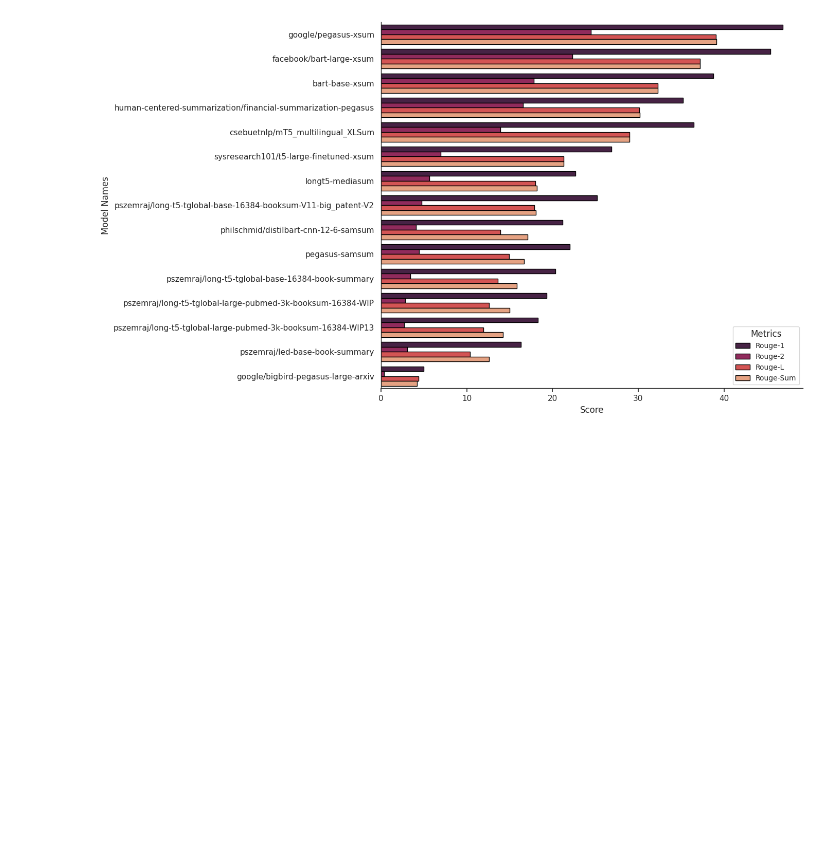
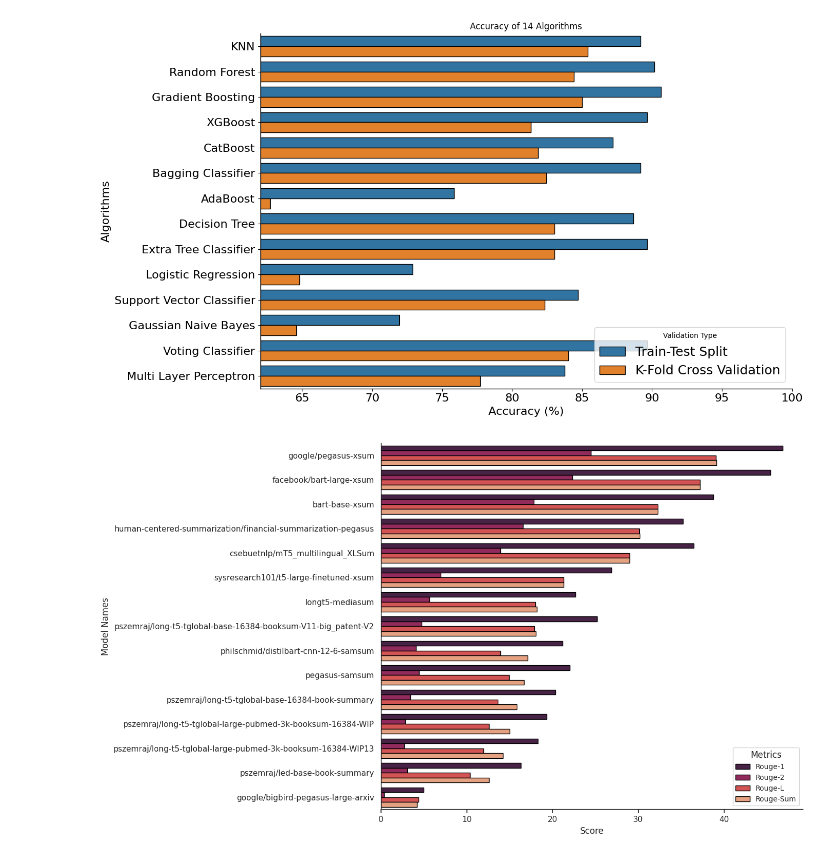
Before and after one commit to Iftekhar-mobin/depression_suicide_project, a Jupyter notebook: visualizer/chart_making.ipynb, the cells around one changed output. Cells and saved outputs as stored; diff of their text form; code cells hidden in the pictures; blank space fills up the shorter version.

```diff
--- a/visualizer/chart_making.ipynb
+++ b/visualizer/chart_making.ipynb
@@ -1,3 +42,62 @@
+# %%
+import seaborn as sns
+import matplotlib.pyplot as plt
+import pandas as pd
+
+# Creating the data frame
+data = {
+    "Serial No": list(range(1, 15)),
+    "Algorithms": [
+        "KNN", "Random Forest", "Gradient Boosting", "XGBoost", "CatBoost",
+        "Bagging Classifier", "AdaBoost", "Decision Tree", "Extra Tree Classifier",
+        "Logistic Regression", "Support Vector Classifier", "Gaussian Naive Bayes",
+        "Voting Classifier", "Multi Layer Perceptron"
+    ],
+    "Train-Test Split": [
+        89.163, 90.148, 90.640, 89.655, 87.192, 89.163, 75.862, 88.670,
+        89.655, 72.906, 84.729, 71.921, 89.655, 83.744
+    ],
+    "K-Fold Cross Validation": [
+        85.389, 84.402, 84.990, 81.345, 81.839, 82.434, 62.713, 83.023,
+        83.032, 64.793, 82.338, 64.577, 84.011, 77.708
+    ]
+}
+
+df = pd.DataFrame(data)
+
+# Melt the dataframe to have a long-form dataframe suitable for seaborn
+df_melt = df.melt(id_vars=["Serial No", "Algorithms"], var_name="Validation Type", value_name="Accuracy")
+
+# Plotting the horizontal bar chart
+plt.figure(figsize=(14, 8))
+ax = sns.barplot(x="Accuracy", y="Algorithms", hue="Validation Type", data=df_melt, edgecolor="black")
+plt.xticks(rotation=0, fontsize=16)
+plt.yticks(fontsize=16)
+plt.title('Accuracy of 14 Algorithms')
+plt.xlabel('Accuracy (%)', fontsize=16)
+plt.ylabel('Algorithms', fontsize=16)
+plt.xlim(62, 100)
+# plt.legend(title='Validation Type', fontsize=18, bbox_to_anchor=(1.05, 1), loc='upper left')
+plt.legend(title='Validation Type', fontsize=18)
+
+# Move labels inside the chart
+ax.xaxis.set_label_position('bottom')
+ax.xaxis.tick_bottom()
+
+# Customize axis borders
+ax.spines['top'].set_visible(False)
+ax.spines['right'].set_visible(False)
+ax.spines['left'].set_linewidth(1)
+ax.spines['bottom'].set_linewidth(1)
+
+# Remove grid
+ax.grid(False)
+
+# Show the plot
+plt.tight_layout()
+plt.show()
+# %% [output]
+[figure, added]
 # %%
 import pandas as pd
 import seaborn as sns
```
Also changed, not shown: parts of 5 cells of this notebook, 1 other file.
